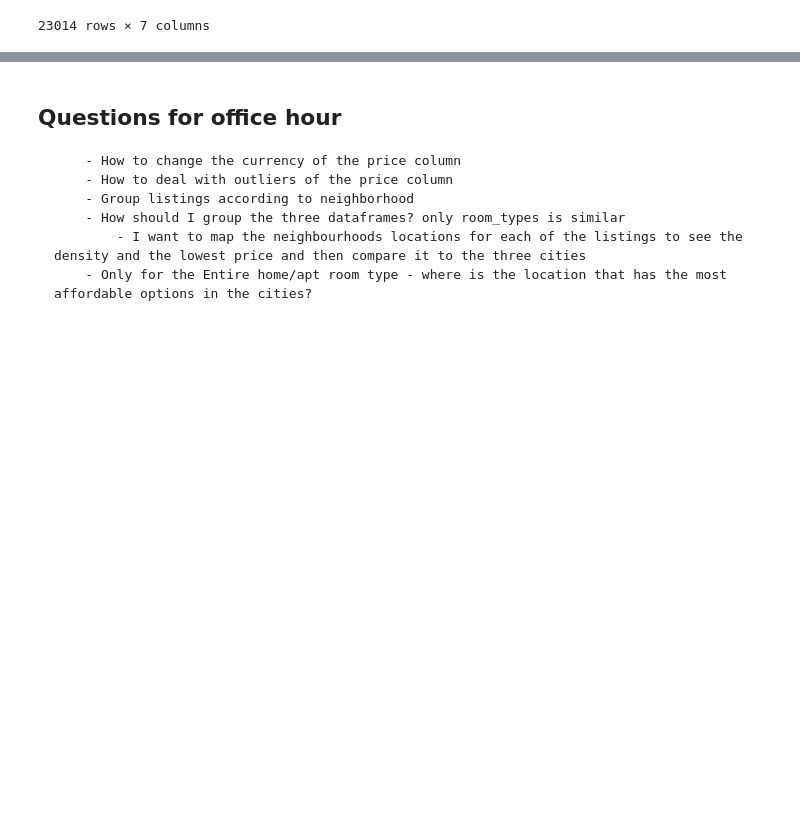
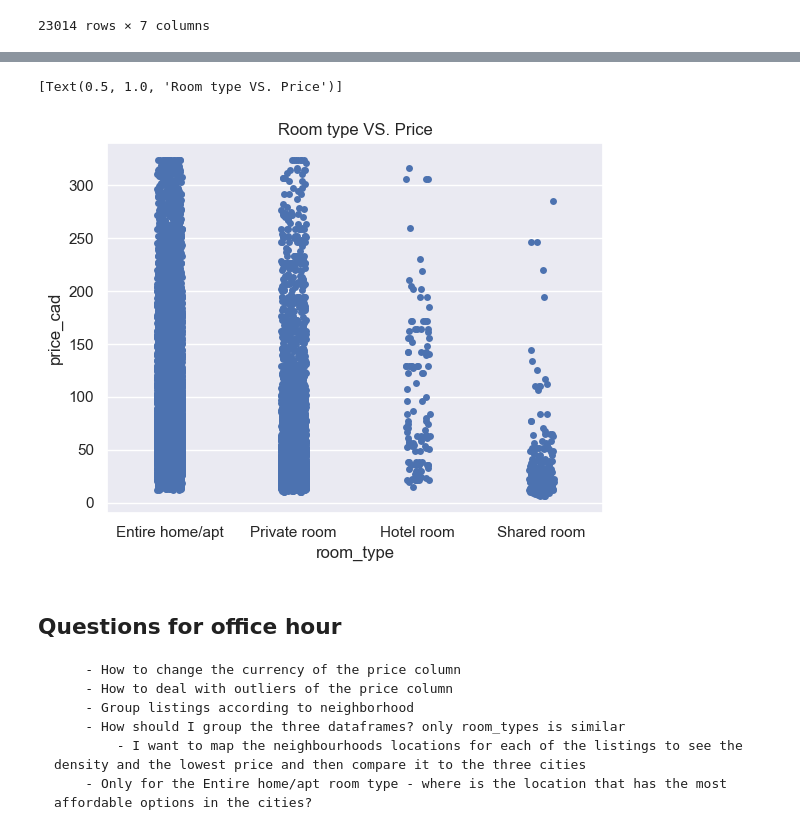
Before and after one commit to ubco-W2022T2-data301/project-group-group21, a Jupyter notebook: analysis/analysis2.ipynb, the cells around one changed output, grey strips where cells are left out. Cells and saved outputs as stored; diff of their text form; code cells hidden in the pictures; blank space fills up the shorter version.

```diff
--- a/analysis/analysis2.ipynb
+++ b/analysis/analysis2.ipynb
@@ -336,3 +285,12 @@ clean_data.describe()
+# %%
+import seaborn as sns
+plot4 = sns.set_theme(style="whitegrid")
+plot4 = sns.set_theme("notebook",font_scale=1)
+plot4 = sns.stripplot(data=clean_data, x ="room_type", y="price_cad")
+plot4.set(title="Room type VS. Price")
+# %% [output]
+[Text(0.5, 1.0, 'Room type VS. Price')]
+[figure, added]
 # %% [markdown]
 ## Questions for office hour
         - How to change the currency of the price column
```
Also changed, not shown: parts of 9 cells of this notebook.
